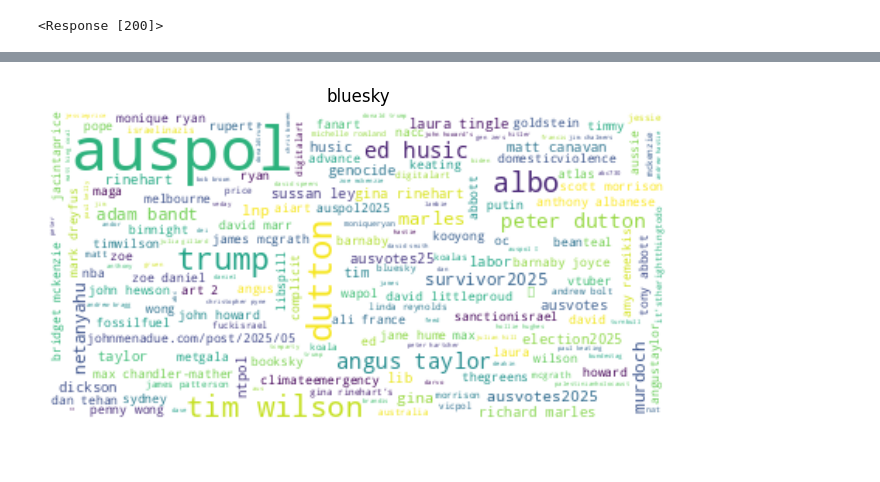
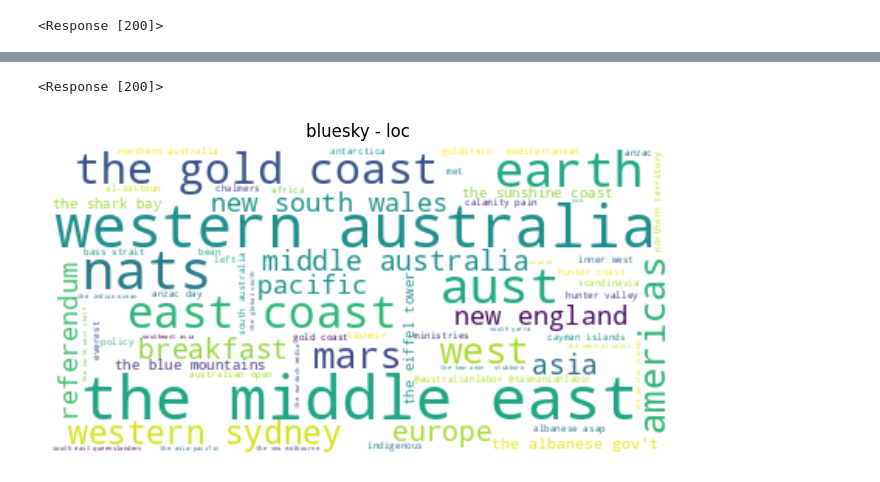
Before and after one commit to I-ueRya-n/CLOUD-NATIVE-REAL-TIME-BIG-DATA-PIPELINE-ANALYTICS, a Jupyter notebook: examples/sample.ipynb, the cells around one changed output, grey strips where cells are left out. Cells and saved outputs as stored; diff of their text form; code cells hidden in the pictures.

```diff
--- a/examples/sample.ipynb
+++ b/examples/sample.ipynb
@@ -59,10 +59,18 @@ plt.show()
 # %%
 response = requests.get(
-        url=f"{fission}/ui/named-entities/",
+        url=f"{fission}/ui/named-entities/count/100/label/ORG",
         timeout=600
     )
 
 print(response)
 data = response.json()
+
+for s in ["bluesky"]:
+    wordcloud = WordCloud(background_color="white", max_font_size=40).generate_from_frequencies(data[s])
+    plt.figure(figsize=(8,5))
+    plt.imshow(wordcloud, interpolation="bilinear")
+    plt.axis("off")
+    plt.title(s + " - org")
+    plt.show()
 # %% [output]
 <Response [200]>
@@ -69,10 +78,19 @@ data = response.json()
 # %%
+response = requests.get(
+        url=f"{fission}/ui/named-entities/count/100/label/LOC",
+        timeout=600
+    )
+
+print(response)
+data = response.json()
+
 for s in ["bluesky"]:
     wordcloud = WordCloud(background_color="white", max_font_size=40).generate_from_frequencies(data[s])
     plt.figure(figsize=(8,5))
     plt.imshow(wordcloud, interpolation="bilinear")
     plt.axis("off")
-    plt.title(s)
+    plt.title(s + " - loc")
     plt.show()
 # %% [output]
+<Response [200]>
-[figure, old version]
+[figure, new version]
```
Also changed, not shown: parts of 3 cells of this notebook, 12 other files.
